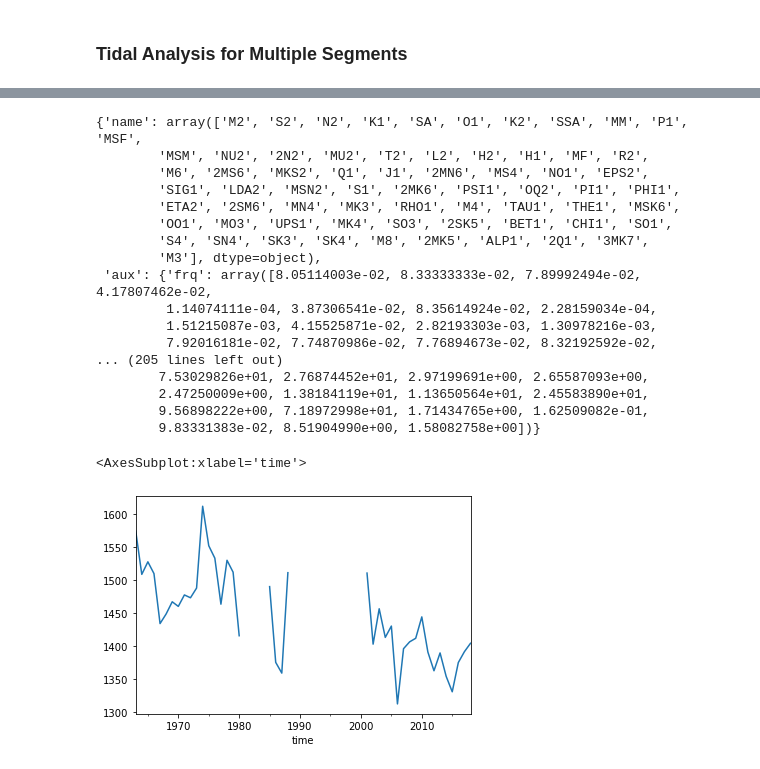
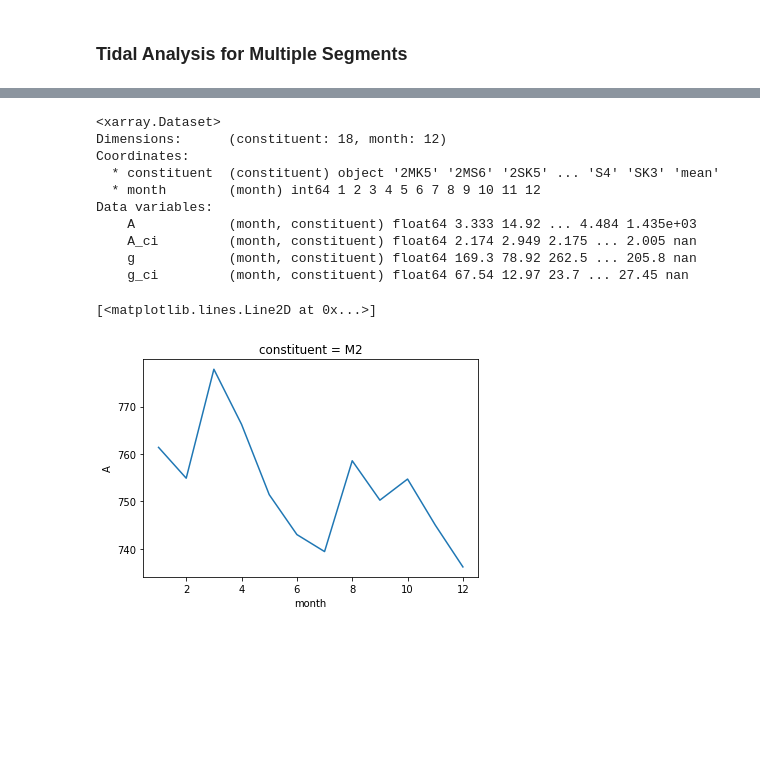
Before and after one commit to ejharri1/tides, a Jupyter notebook: notebooks/nain_sea_level_analysis_CR.ipynb, the cells around one changed output, grey strips where cells are left out. Drawn from its saved outputs; the diff is of its cells as text; code cells hidden in the pictures; blank space fills up the shorter version.

```diff
--- a/notebooks/nain_sea_level_analysis_CR.ipynb
+++ b/notebooks/nain_sea_level_analysis_CR.ipynb
@@ -277,39 +290,35 @@ ax.set(
 # %%
-# make a time variable in floating point days since a given epoch
-time = mdates.date2num(df["height"].loc["2018"].index.to_pydatetime())
+# # make a time variable in floating point days since a given epoch
+# time = mdates.date2num(df["height"].index.to_pydatetime())
 
-# use UTide to run tidal analysis
-coef = solve(
-    time, df["height"].loc["2018"].values,   # input variables: time and sea level as numpy arrays
-    lat=lat,       # latitude of tide gauge
-    nodal=False,
-    trend=False,
-    method="ols",
-    conf_int="linear",
-    Rayleigh_min=0.95,
-    verbose=False       # no messages
-)
-coef
+# # use UTide to run tidal analysis
+# coef = solve(
+#     time, df["height"].values,   # input variables: time and sea level as numpy arrays
+#     lat=lat,       # latitude of tide gauge
+#     nodal=False,
+#     trend=False,
+#     method="ols",
+#     conf_int="linear",
+#     Rayleigh_min=0.95,
+#     verbose=False       # no messages
+# )
+# coef
-# %% [output]
-{'name': array(['M2', 'S2', 'N2', 'K1', 'SA', 'O1', 'K2', 'SSA', 'MM', 'P1', 'MSF',
-        'MSM', 'NU2', '2N2', 'MU2', 'T2', 'L2', 'H2', 'H1', 'MF', 'R2',
-        'M6', '2MS6', 'MKS2', 'Q1', 'J1', '2MN6', 'MS4', 'NO1', 'EPS2',
-        'SIG1', 'LDA2', 'MSN2', 'S1', '2MK6', 'PSI1', 'OQ2', 'PI1', 'PHI1',
-        'ETA2', '2SM6', 'MN4', 'MK3', 'RHO1', 'M4', 'TAU1', 'THE1', 'MSK6',
-        'OO1', 'MO3', 'UPS1', 'MK4', 'SO3', '2SK5', 'BET1', 'CHI1', 'SO1',
-        'S4', 'SN4', 'SK3', 'SK4', 'M8', '2MK5', 'ALP1', '2Q1', '3MK7',
-        'M3'], dtype=object),
- 'aux': {'frq': array([8.05114003e-02, 8.33333333e-02, 7.89992494e-02, 4.17807462e-02,
-         1.14074111e-04, 3.87306541e-02, 8.35614924e-02, 2.28159034e-04,
-         1.51215087e-03, 4.15525871e-02, 2.82193303e-03, 1.30978216e-03,
-         7.92016181e-02, 7.74870986e-02, 7.76894673e-02, 8.32192592e-02,
-... (205 lines left out)
-        7.53029826e+01, 2.76874452e+01, 2.97199691e+00, 2.65587093e+00,
-        2.47250009e+00, 1.38184119e+01, 1.13650564e+01, 2.45583890e+01,
-        9.56898222e+00, 7.18972998e+01, 1.71434765e+00, 1.62509082e-01,
-        9.83331383e-02, 8.51904990e+00, 1.58082758e+00])}
 # %%
-df["height"].groupby(pd.Grouper(freq="Y")).mean().plot()
+clim = ds.groupby("time.month").mean("time")
+clim
 # %% [output]
-<AxesSubplot:xlabel='time'>
+<xarray.Dataset>
+Dimensions:      (constituent: 18, month: 12)
+Coordinates:
+  * constituent  (constituent) object '2MK5' '2MS6' '2SK5' ... 'S4' 'SK3' 'mean'
+  * month        (month) int64 1 2 3 4 5 6 7 8 9 10 11 12
+Data variables:
+    A            (month, constituent) float64 3.333 14.92 ... 4.484 1.435e+03
+    A_ci         (month, constituent) float64 2.174 2.949 2.175 ... 2.005 nan
+    g            (month, constituent) float64 169.3 78.92 262.5 ... 205.8 nan
+    g_ci         (month, constituent) float64 67.54 12.97 23.7 ... 27.45 nan
-[figure, removed]
+# %%
+clim["A"].sel(constituent="M2").plot()
+# %% [output]
+[<matplotlib.lines.Line2D at 0x...>]
+[figure, added]
```
Also changed, not shown: parts of 7 cells of this notebook.
